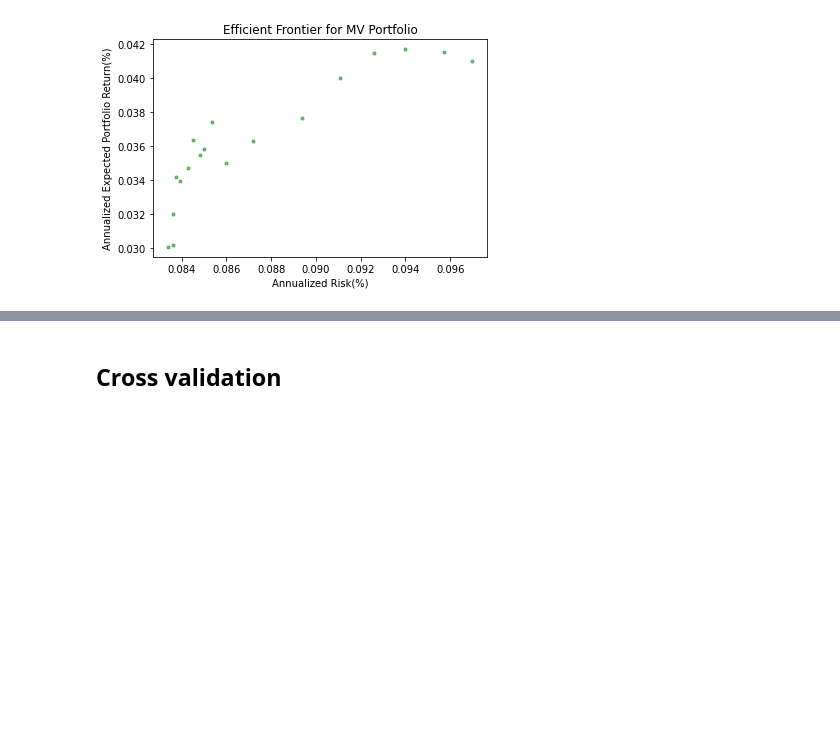
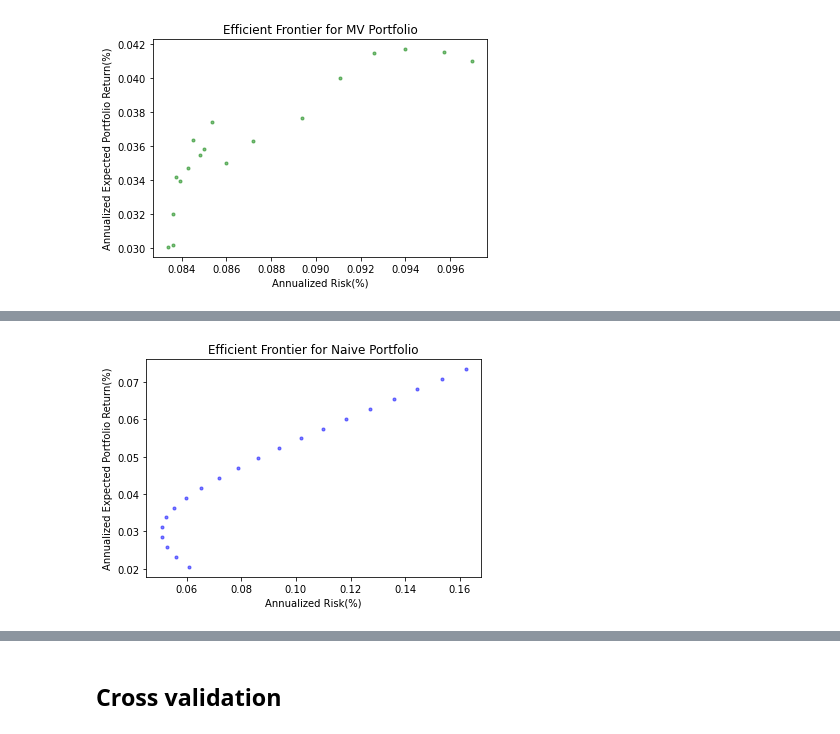
Before and after one commit to florencetsang/ml-portfolio-poc, a Jupyter notebook: ml_portfolio.ipynb, the cells around one changed output, grey strips where cells are left out. Saved outputs shown, nothing was run; the diff lists cells and outputs as text; code cells hidden in the pictures; blank space fills up the shorter version.

Commit message:
naive and combined efficient frontier

```diff
--- a/ml_portfolio.ipynb
+++ b/ml_portfolio.ipynb
@@ -789,0 +740,3 @@ plt.show()
+# %%
+thetas = np.arange(0, 1.05, 0.05)
+thetas
@@ -789,0 +746,12 @@ plt.show()
+# %%
+naive_backtest_returns = pd.DataFrame(columns = thetas)
+
+for date in daterange:
+  print(date)
+  dataset = get_mv_dataset_for_date(date)
+  r, cov = get_sample_return_and_covariance(dataset)
+  rets=[]
+  for theta in thetas:
+    ret = get_mv_backtest_return(date, theta)
+    rets.append(ret)
+  naive_backtest_returns.loc[date] = rets
@@ -789,0 +776,5 @@ plt.show()
+# %%
+naive_backtest_mean = naive_backtest_returns.mean()
+naive_backtest_var = naive_backtest_returns.var()
+print(naive_backtest_mean)
+print(np.sqrt(naive_backtest_var))
@@ -789,0 +799,13 @@ plt.show()
+# %%
+NoPoints = len(mv_backtest_mean)
+
+colours = "blue"
+area = np.pi*3
+
+plt.title('Efficient Frontier for Naive Portfolio')
+plt.xlabel('Annualized Risk(%)')
+plt.ylabel('Annualized Expected Portfolio Return(%)' )
+plt.scatter(np.sqrt(naive_backtest_var * (trading_days_in_year /5)),naive_backtest_mean * (trading_days_in_year /5), s=area, c=colours, alpha =0.5)
+plt.show()
+# %% [output]
+[figure, added]
```
Also changed, not shown: parts of 12 cells of this notebook.
